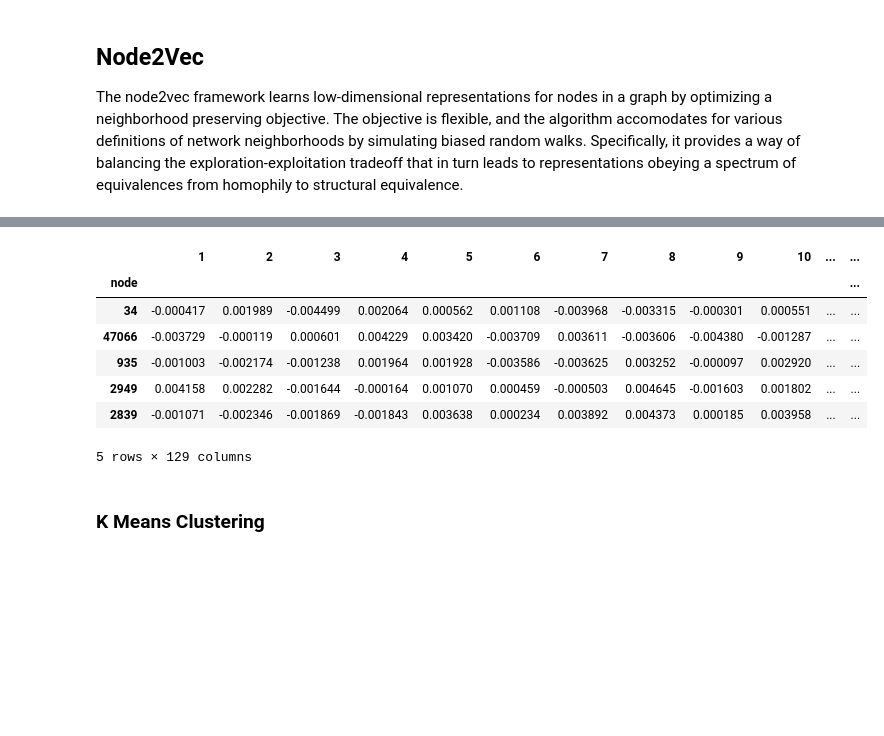
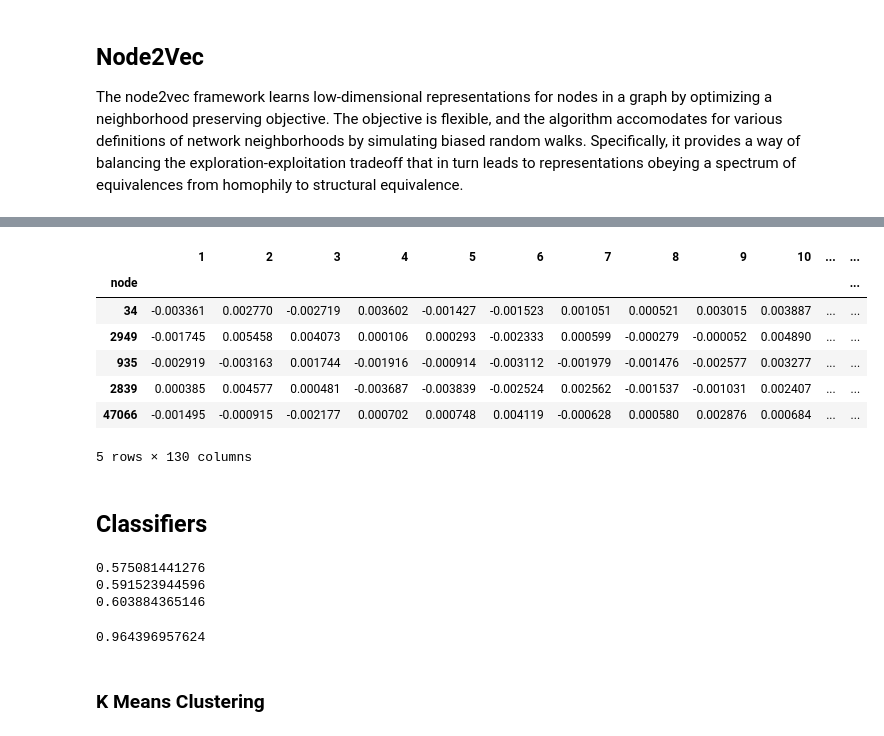
Before and after one commit to briansrebrenik/Final_Project, a Jupyter notebook: twitter_network_eda.ipynb, the cells around one changed output, grey strips where cells are left out. Cells and saved outputs as stored; diff of their text form; code cells hidden in the pictures; blank space fills up the shorter version.

Commit message:
pipelines/pca

```diff
--- a/twitter_network_eda.ipynb
+++ b/twitter_network_eda.ipynb
@@ -112,7 +114,7 @@ The Louvain method of community detection is an algorithm for detecting communit
 # %%
 louvain_df = stats_from_gephi[['Id', 'Cluster']]
 louvain_df.Id = louvain_df.Id.apply(lambda x: str(x))
-
+louvain_df.set_index('Id', inplace=True)
 louvain_df.head()
 # %% [output]
 A value is trying to be set on a copy of a slice from a DataFrame.
@@ -161,5 +166,6 @@ vmodel.wv.save_word2vec_format('storage/node.emb')
 # %%
-emb_df = pd.read_csv('/storage/node.emb', sep=' ', skiprows=[0], header=None)
+emb_df = pd.read_csv('/storage/node2.emb', sep=' ', skiprows=[0], header=None)
+emb_df[0] = emb_df[0].apply(lambda x: str(x))
 emb_df.set_index(0, inplace=True)
 emb_df.index.name = 'node'
 emb_df.head()
@@ -174 +180,3 @@ emb_df.head()
 5 rows × 128 columns
+# %%
+emb_df_with_louvain = emb_df.join(louvain_df)
@@ -175,5 +194,5 @@ emb_df.head()
 # %%
-nodes = list(emb_df.index)
+nodes = list(emb_df_with_louvain.index)
 nodes = [str(node) for node in nodes]
 target = []
 real_set = set(real_sources)
@@ -183,14 +202,16 @@ for node in nodes:
     else:
         target.append(1)
 # %%
-emb_df['target'] = target
-emb_df.head()
+emb_df_with_louvain['target'] = target
+emb_df_with_louvain.head()
 # %% [output]
 |  | 1 | 2 | 3 | 4 | 5 | 6 | 7 | 8 | 9 | 10 | ... | ... |
 | node |  |  |  |  |  |  |  |  |  |  |  | ... |
-| 34 | -0.000417 | 0.001989 | -0.004499 | 0.002064 | 0.000562 | 0.001108 | -0.003968 | -0.003315 | -0.000301 | 0.000551 | ... | ... |
-| 47066 | -0.003729 | -0.000119 | 0.000601 | 0.004229 | 0.003420 | -0.003709 | 0.003611 | -0.003606 | -0.004380 | -0.001287 | ... | ... |
-| 935 | -0.001003 | -0.002174 | -0.001238 | 0.001964 | 0.001928 | -0.003586 | -0.003625 | 0.003252 | -0.000097 | 0.002920 | ... | ... |
-| 2949 | 0.004158 | 0.002282 | -0.001644 | -0.000164 | 0.001070 | 0.000459 | -0.000503 | 0.004645 | -0.001603 | 0.001802 | ... | ... |
-| 2839 | -0.001071 | -0.002346 | -0.001869 | -0.001843 | 0.003638 | 0.000234 | 0.003892 | 0.004373 | 0.000185 | 0.003958 | ... | ... |
+| 34 | -0.003361 | 0.002770 | -0.002719 | 0.003602 | -0.001427 | -0.001523 | 0.001051 | 0.000521 | 0.003015 | 0.003887 | ... | ... |
+| 2949 | -0.001745 | 0.005458 | 0.004073 | 0.000106 | 0.000293 | -0.002333 | 0.000599 | -0.000279 | -0.000052 | 0.004890 | ... | ... |
+| 935 | -0.002919 | -0.003163 | 0.001744 | -0.001916 | -0.000914 | -0.003112 | -0.001979 | -0.001476 | -0.002577 | 0.003277 | ... | ... |
+| 2839 | 0.000385 | 0.004577 | 0.000481 | -0.003687 | -0.003839 | -0.002524 | 0.002562 | -0.001537 | -0.001031 | 0.002407 | ... | ... |
+| 47066 | -0.001495 | -0.000915 | -0.002177 | 0.000702 | 0.000748 | 0.004119 | -0.000628 | 0.000580 | 0.002876 | 0.000684 | ... | ... |
-5 rows × 129 columns
+5 rows × 130 columns
+# %% [markdown]
+## Classifiers
@@ -197,3 +223,33 @@ emb_df.head()
+# %%
+pca_1 = PCA(n_components=200)
+pca_2 = PCA(n_components=250)
+pca_3 = PCA(n_components=300)
+
+principalComponents = pca_1.fit_transform(X_train)
+principalComponents = pca_2.fit_transform(X_train)
+principalComponents = pca_3.fit_transform(X_train)
+
+print(np.sum(pca_1.explained_variance_ratio_))
+print(np.sum(pca_2.explained_variance_ratio_))
+print(np.sum(pca_3.explained_variance_ratio_))
+# %% [output]
+0.575081441276
+0.591523944596
+0.603884365146
+# %%
+pipe_lr = Pipeline([('pca', PCA(n_components=50, random_state=123)),
+         ('clf', LogisticRegression(random_state=123))])
+
+pipe_svm = Pipeline([('pca', PCA(n_components=27)),
+        ('clf', svm.SVC(random_state=123))])
+
+pipe_rf = Pipeline([('pca', PCA(n_components=27)),
+        ('clf', RandomForestClassifier(random_state=123))])
+
+# Fit the pipelines
+pipe_lr.fit(X_train, y_train)
+# %% [output]
+0.964396957624
 # %% [markdown]
 ### K Means Clustering
 # %%
```
Also changed, not shown: parts of 21 cells of this notebook.
